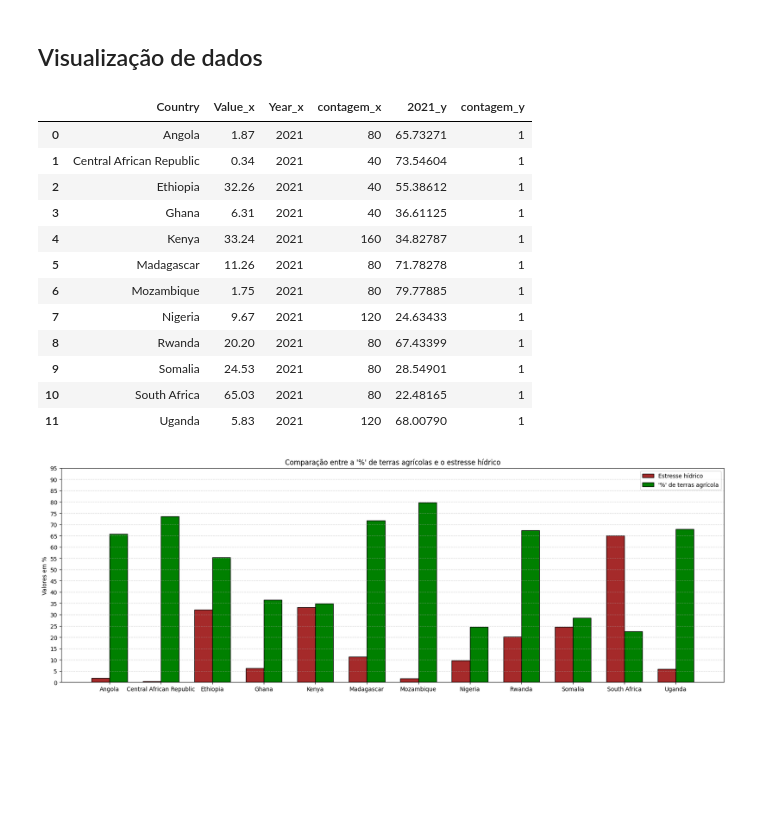
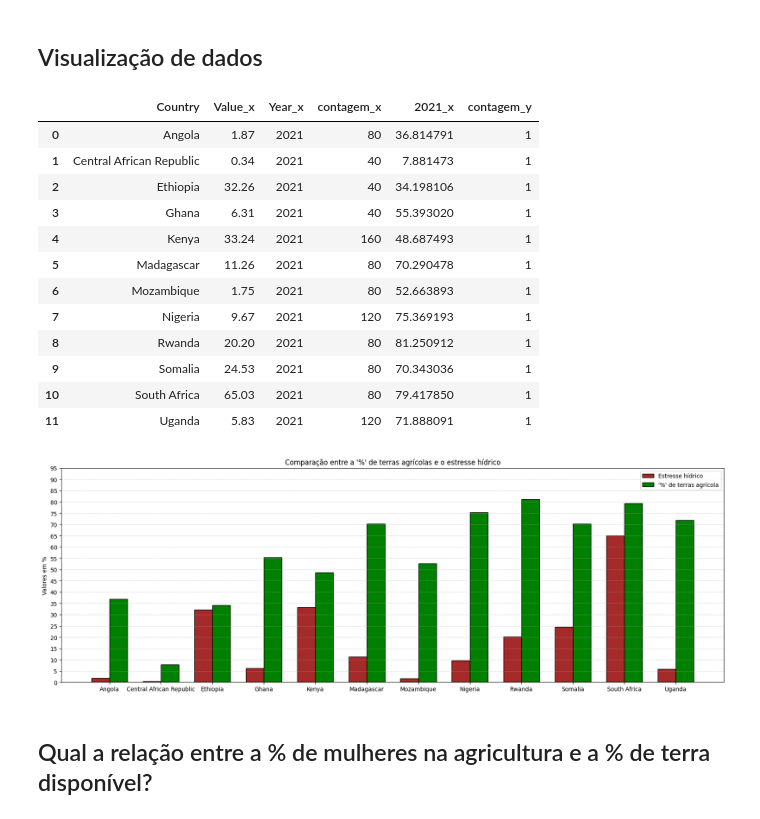
Before and after one commit to NallaCloviel/Analise-de-dados---Impactos-Ambientais, a Jupyter notebook: Analise/Análise_exploratória.ipynb, the cells around one changed output. Cells and saved outputs as stored; diff of their text form; code cells hidden in the pictures; blank space fills up the shorter version.

```diff
--- a/Analise/Análise_exploratória.ipynb
+++ b/Analise/Análise_exploratória.ipynb
@@ -242,6 +239,6 @@ memory usage: 12.6+ KB
 #Selecionando o ano de 2021 para vê a % de terra agrária
 paises_top12 = ["Uganda", "Nigeria", "Kenya", "Mozambique", "South Africa", "Rwanda", "Madagascar", "Angola", "Ethiopia", "Somalia", "Ghana", "Central African Republic"]
 df_top12 = df_impactos_africa[df_impactos_africa["Country Name"].isin(paises_top12)]
-resul_agric = df_top12.groupby(["Country Name", "2021_y"]).size().reset_index(name='contagem')
+resul_agric = df_top12.groupby(["Country Name", "2021_x"]).size().reset_index(name="contagem")
 print(resul_agric)
 # %% [output]
@@ -351,37 +348,39 @@ df_estresse
 # %% [markdown]
 ## Visualização de dados
 # %%
-df_unir = pd.merge(df_estresse, df_resul_agric, on='Country', how='outer')
+df_unir = pd.merge(df_estresse, df_resul_agric, on="Country", how="outer")
 df_unir
 # %% [output]
-|  | Country | Value_x | Year_x | contagem_x | 2021_y | contagem_y |
-| 0 | Angola | 1.87 | 2021 | 80 | 65.73271 | 1 |
-| 1 | Central African Republic | 0.34 | 2021 | 40 | 73.54604 | 1 |
-| 2 | Ethiopia | 32.26 | 2021 | 40 | 55.38612 | 1 |
-| 3 | Ghana | 6.31 | 2021 | 40 | 36.61125 | 1 |
-| 4 | Kenya | 33.24 | 2021 | 160 | 34.82787 | 1 |
-| 5 | Madagascar | 11.26 | 2021 | 80 | 71.78278 | 1 |
-| 6 | Mozambique | 1.75 | 2021 | 80 | 79.77885 | 1 |
-| 7 | Nigeria | 9.67 | 2021 | 120 | 24.63433 | 1 |
-| 8 | Rwanda | 20.20 | 2021 | 80 | 67.43399 | 1 |
-| 9 | Somalia | 24.53 | 2021 | 80 | 28.54901 | 1 |
-| 10 | South Africa | 65.03 | 2021 | 80 | 22.48165 | 1 |
-| 11 | Uganda | 5.83 | 2021 | 120 | 68.00790 | 1 |
+|  | Country | Value_x | Year_x | contagem_x | 2021_x | contagem_y |
+| 0 | Angola | 1.87 | 2021 | 80 | 36.814791 | 1 |
+| 1 | Central African Republic | 0.34 | 2021 | 40 | 7.881473 | 1 |
+| 2 | Ethiopia | 32.26 | 2021 | 40 | 34.198106 | 1 |
+| 3 | Ghana | 6.31 | 2021 | 40 | 55.393020 | 1 |
+| 4 | Kenya | 33.24 | 2021 | 160 | 48.687493 | 1 |
+| 5 | Madagascar | 11.26 | 2021 | 80 | 70.290478 | 1 |
+| 6 | Mozambique | 1.75 | 2021 | 80 | 52.663893 | 1 |
+| 7 | Nigeria | 9.67 | 2021 | 120 | 75.369193 | 1 |
+| 8 | Rwanda | 20.20 | 2021 | 80 | 81.250912 | 1 |
+| 9 | Somalia | 24.53 | 2021 | 80 | 70.343036 | 1 |
+| 10 | South Africa | 65.03 | 2021 | 80 | 79.417850 | 1 |
+| 11 | Uganda | 5.83 | 2021 | 120 | 71.888091 | 1 |
 # %%
 posicoes = range(len(df_unir))
 largura = 0.35
 fig, ax = plt.subplots(figsize=(17, 6))
 barra1 = ax.bar(posicoes, df_unir["Value_x"], largura, label="Estresse hídrico", color = "brown", edgecolor = "black")
-barra2 = ax.bar([p + largura for p in posicoes], df_unir["2021_y"], largura, label="'%' de terras agrícola", color = "green", edgecolor = "black")
+barra2 = ax.bar([p + largura for p in posicoes], df_unir["2021_x"], largura, label="'%' de terras agrícola", color = "green", edgecolor = "black")
 ax.set_xticks([p + largura/2 for p in posicoes])
 ax.set_xticklabels(df_unir["Country"])
 ax.set_ylabel("Valores em %")
 ax.set_title("Comparação entre a '%' de terras agrícolas e o estresse hídrico")
 ax.legend()
 plt.yticks(np.arange(0, 100, 5))
 plt.grid(axis='y', linestyle='--', alpha=0.5)
 plt.tight_layout()
 
 plt.show()
 # %% [output]
-[figure, old version]
+[figure, new version]
+# %% [markdown]
+## Qual a relação entre a % de mulheres na agricultura e a % de terra disponível?
```
Also changed, not shown: parts of 25 cells of this notebook.
